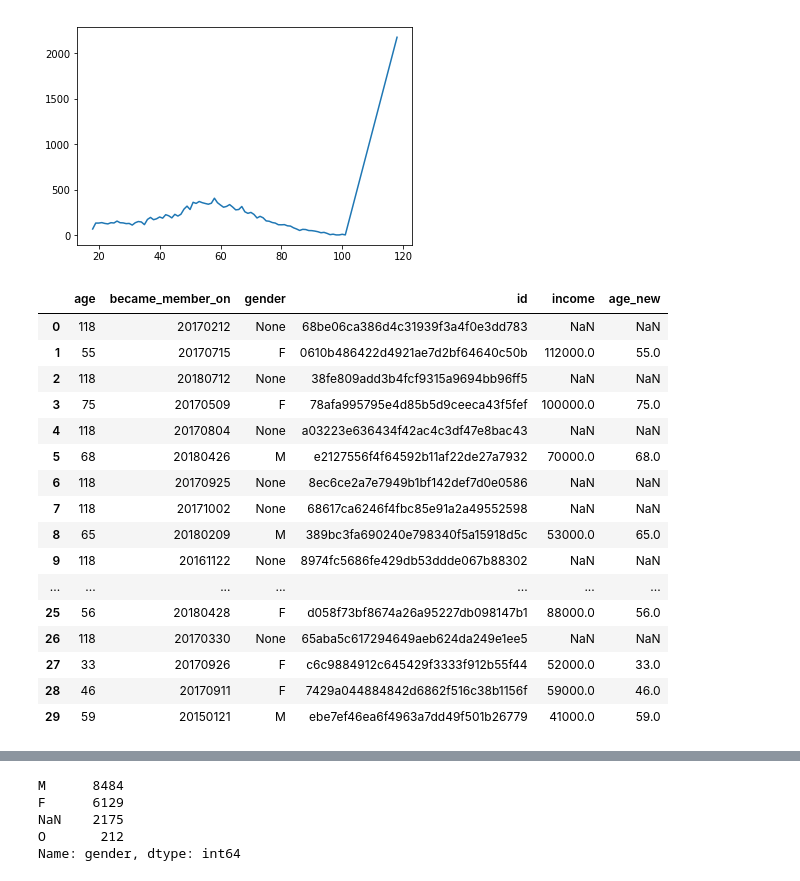
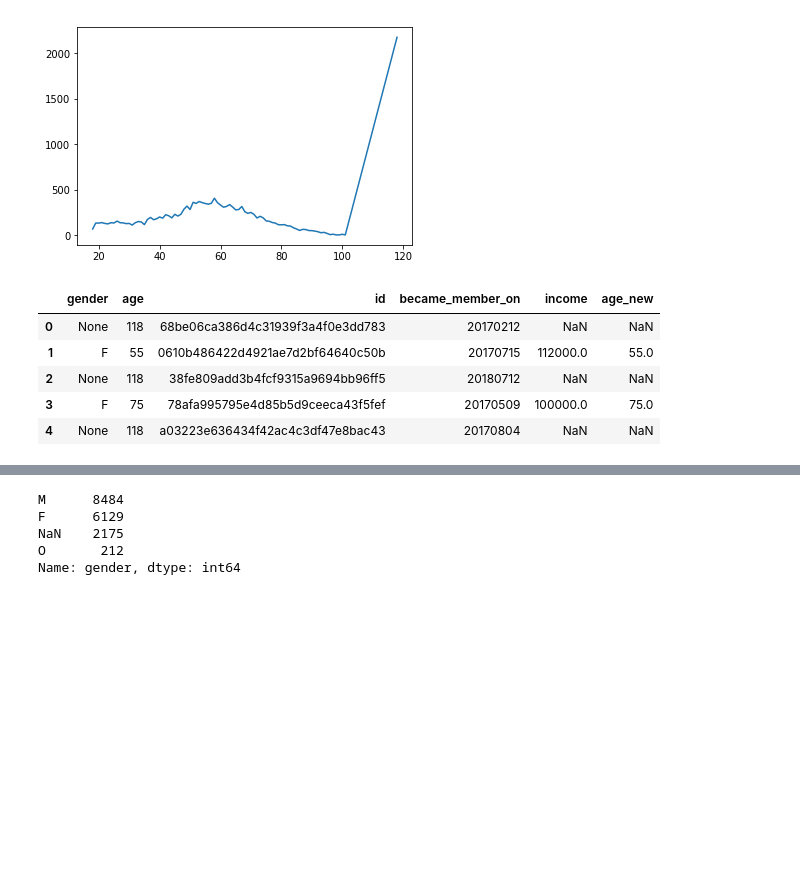
Before and after one commit to unafoca/udacity_ds_capstone, a Jupyter notebook: Starbucks_Capstone_notebook.ipynb, the cells around one changed output, grey strips where cells are left out. Cells and saved outputs as stored; diff of their text form; code cells hidden in the pictures; blank space fills up the shorter version.

```diff
--- a/Starbucks_Capstone_notebook.ipynb
+++ b/Starbucks_Capstone_notebook.ipynb
@@ -207,25 +198,16 @@ plt.plot(profile.age.value_counts().sort_index())
 [<matplotlib.lines.Line2D at 0x...>]
 [figure]
 # %%
+# exclude ages greater than 80
+# notice that occurrances with age = 118 are highly correlated with null values in other columns
+
 profile['age_new'] = profile.age.apply(lambda x: x if x <= 80 else None)
-profile.head(30)
-# highly correlated with na income
+profile.head()
 # %% [output]
-|  | age | became_member_on | gender | id | income | age_new |
-| 0 | 118 | 20170212 | None | 68be06ca386d4c31939f3a4f0e3dd783 | NaN | NaN |
-| 1 | 55 | 20170715 | F | 0610b486422d4921ae7d2bf64640c50b | 112000.0 | 55.0 |
-| 2 | 118 | 20180712 | None | 38fe809add3b4fcf9315a9694bb96ff5 | NaN | NaN |
-| 3 | 75 | 20170509 | F | 78afa995795e4d85b5d9ceeca43f5fef | 100000.0 | 75.0 |
-| 4 | 118 | 20170804 | None | a03223e636434f42ac4c3df47e8bac43 | NaN | NaN |
-| 5 | 68 | 20180426 | M | e2127556f4f64592b11af22de27a7932 | 70000.0 | 68.0 |
-| 6 | 118 | 20170925 | None | 8ec6ce2a7e7949b1bf142def7d0e0586 | NaN | NaN |
-| 7 | 118 | 20171002 | None | 68617ca6246f4fbc85e91a2a49552598 | NaN | NaN |
-| 8 | 65 | 20180209 | M | 389bc3fa690240e798340f5a15918d5c | 53000.0 | 65.0 |
-| 9 | 118 | 20161122 | None | 8974fc5686fe429db53ddde067b88302 | NaN | NaN |
-| ... | ... | ... | ... | ... | ... | ... |
-| 25 | 56 | 20180428 | F | d058f73bf8674a26a95227db098147b1 | 88000.0 | 56.0 |
-| 26 | 118 | 20170330 | None | 65aba5c617294649aeb624da249e1ee5 | NaN | NaN |
-| 27 | 33 | 20170926 | F | c6c9884912c645429f3333f912b55f44 | 52000.0 | 33.0 |
-| 28 | 46 | 20170911 | F | 7429a044884842d6862f516c38b1156f | 59000.0 | 46.0 |
-| 29 | 59 | 20150121 | M | ebe7ef46ea6f4963a7dd49f501b26779 | 41000.0 | 59.0 |
+|  | gender | age | id | became_member_on | income | age_new |
+| 0 | None | 118 | 68be06ca386d4c31939f3a4f0e3dd783 | 20170212 | NaN | NaN |
+| 1 | F | 55 | 0610b486422d4921ae7d2bf64640c50b | 20170715 | 112000.0 | 55.0 |
+| 2 | None | 118 | 38fe809add3b4fcf9315a9694bb96ff5 | 20180712 | NaN | NaN |
+| 3 | F | 75 | 78afa995795e4d85b5d9ceeca43f5fef | 20170509 | 100000.0 | 75.0 |
+| 4 | None | 118 | a03223e636434f42ac4c3df47e8bac43 | 20170804 | NaN | NaN |
 # %%
```
Also changed, not shown: parts of 126 cells of this notebook.
